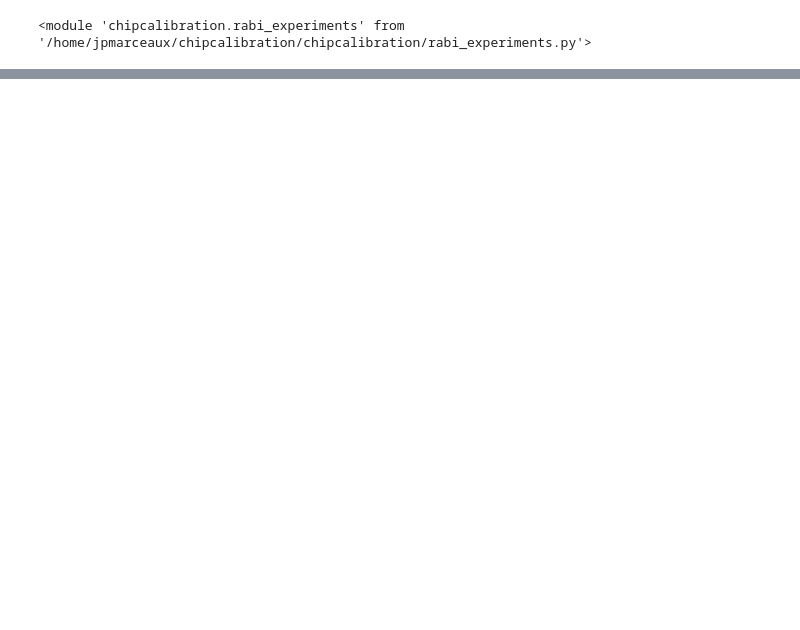
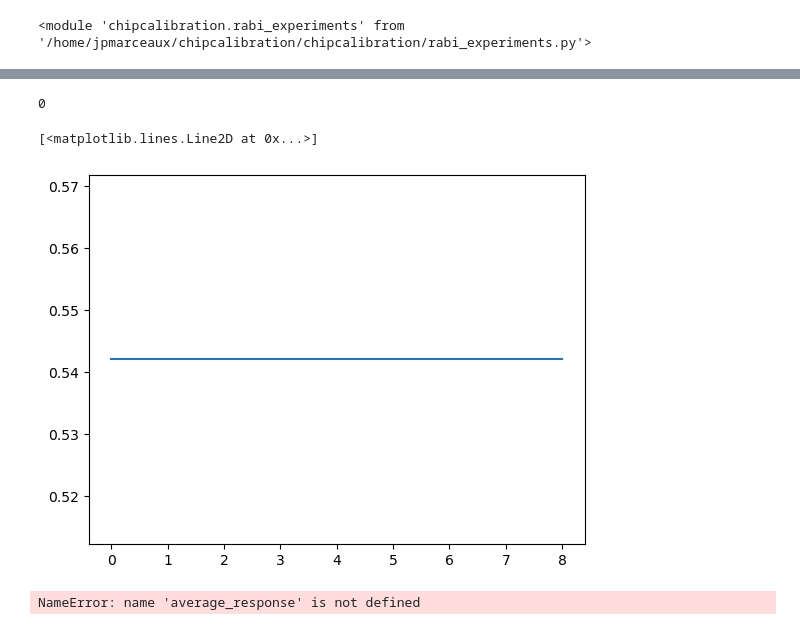
Before and after one commit to xianChunZeng/lblQubic, a Jupyter notebook: notebooks/time_rabi_calibration.ipynb, the cells around one changed output, grey strips where cells are left out. Cells and saved outputs as stored; diff of their text form; code cells hidden in the pictures; blank space fills up the shorter version.

```diff
--- a/notebooks/time_rabi_calibration.ipynb
+++ b/notebooks/time_rabi_calibration.ipynb
@@ -54,3 +192,19 @@ trabi = _rabi.TimeRabi(target_qubit, readout_register, target_amplitude,
+# %%
+shots = trabi.shots
+avg_response = np.average(shots['Q1'], axis=1)
+# %%
+sum(shots['Q1'][0, :, 0] - shots['Q1'][1, :, 0] )
+# %% [output]
+0
+# %%
+plt.plot(avg_response)
+# %% [output]
+[<matplotlib.lines.Line2D at 0x...>]
+[figure, added]
+# %%
+np.fft.rfftfreq(len(average_response), np.diff(self.pulse_widths)[0])[freq_ind_max]
+# %% [output]
+NameError: name 'average_response' is not defined
 # %%
 trabi.run_and_report(jm, 1000, qchip)
 # %% [output]
```
Also changed, not shown: parts of 22 cells of this notebook, 1 other file.
